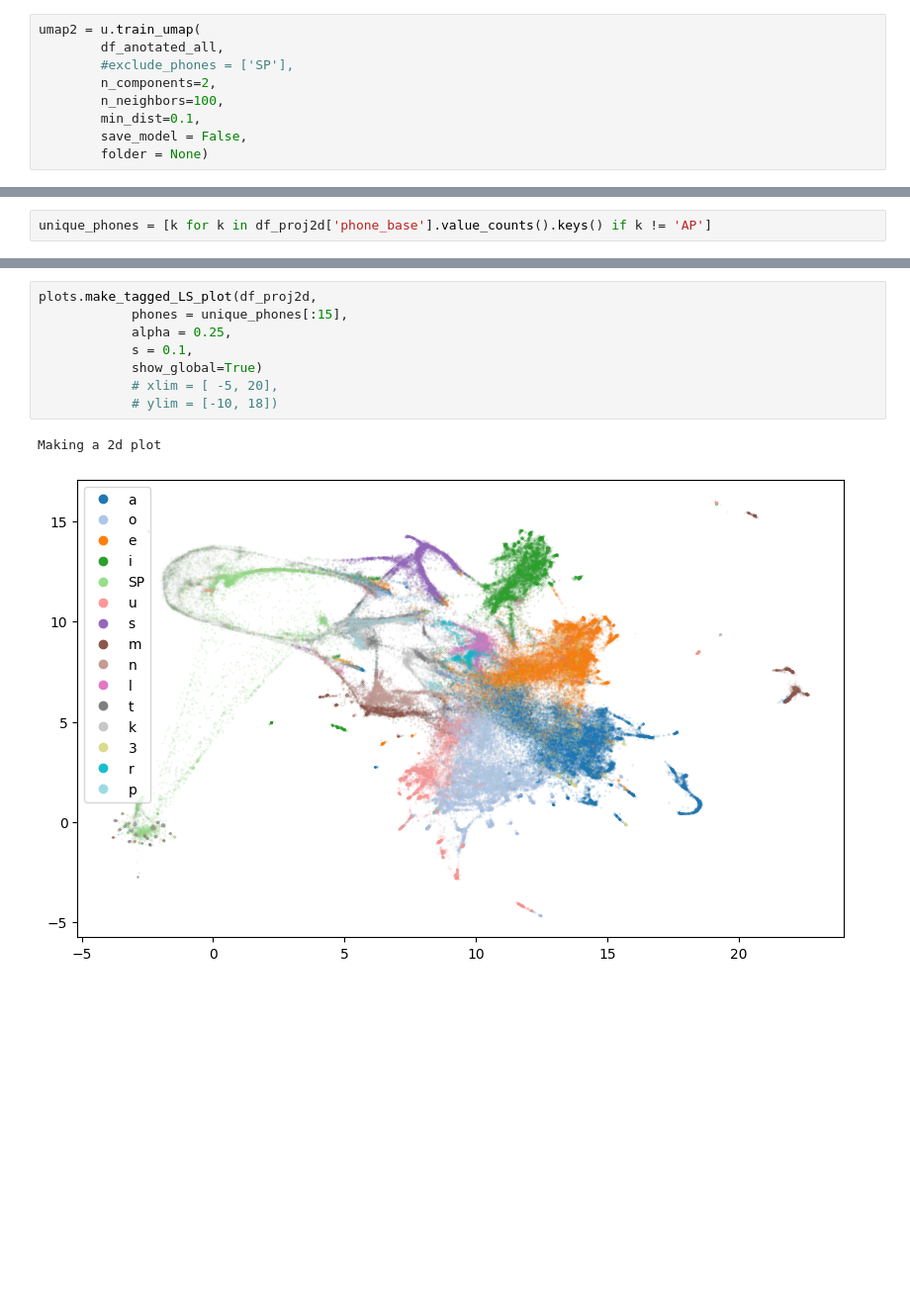
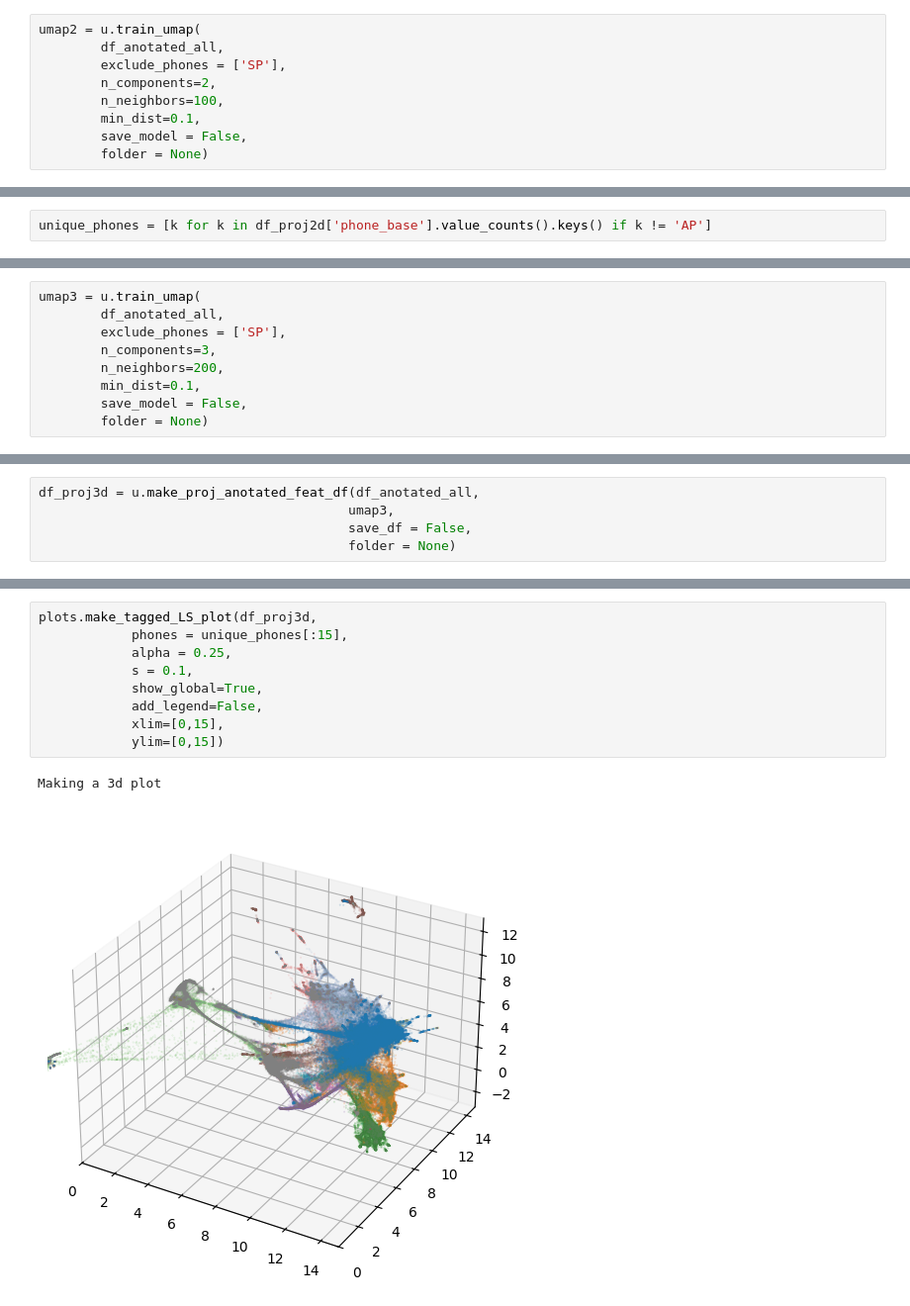
Before and after one commit to BSCCNS/Applio_LS, a Jupyter notebook: develop_nb/cluster_phonemes_maria_v2.ipynb, the cells around one changed output, grey strips where cells are left out. Shown at 99% size. Cells and saved outputs as stored; diff of their text form; blank space fills up the shorter version.

Commit message:
update umap test

```diff
--- a/develop_nb/cluster_phonemes_maria_v2.ipynb
+++ b/develop_nb/cluster_phonemes_maria_v2.ipynb
@@ -53,7 +53,7 @@ array(['ES_volver_a_los_17', 'ES_la_sobra_de_la_luz', 'CA_impro3',
 # %%
 umap2 = u.train_umap(
         df_anotated_all,
-        #exclude_phones = ['SP'],
+        exclude_phones = ['SP'],
         n_components=2,
         n_neighbors=100,
         min_dist=0.1,
@@ -84,0 +87,9 @@ Making a 2d plot
+# %%
+umap3 = u.train_umap(
+        df_anotated_all,
+        exclude_phones = ['SP'],
+        n_components=3,
+        n_neighbors=200,
+        min_dist=0.1,
+        save_model = False,
+        folder = None)
@@ -84,0 +99,5 @@ Making a 2d plot
+# %%
+df_proj3d = u.make_proj_anotated_feat_df(df_anotated_all,
+                                        umap3,
+                                        save_df = False,
+                                        folder = None)
@@ -85,11 +108,12 @@ Making a 2d plot
 # %%
-plots.make_tagged_LS_plot(df_proj2d,
+plots.make_tagged_LS_plot(df_proj3d,
             phones = unique_phones[:15],
             alpha = 0.25,
             s = 0.1,
-            show_global=True)
-            # xlim = [ -5, 20],
-            # ylim = [-10, 18])
+            show_global=True,
+            add_legend=False,
+            xlim=[0,15],
+            ylim=[0,15])
 # %% [output]
-Making a 2d plot
+Making a 3d plot
-[figure, old version]
+[figure, new version]
```
Also changed, not shown: parts of 38 cells of this notebook, 1 other file.
